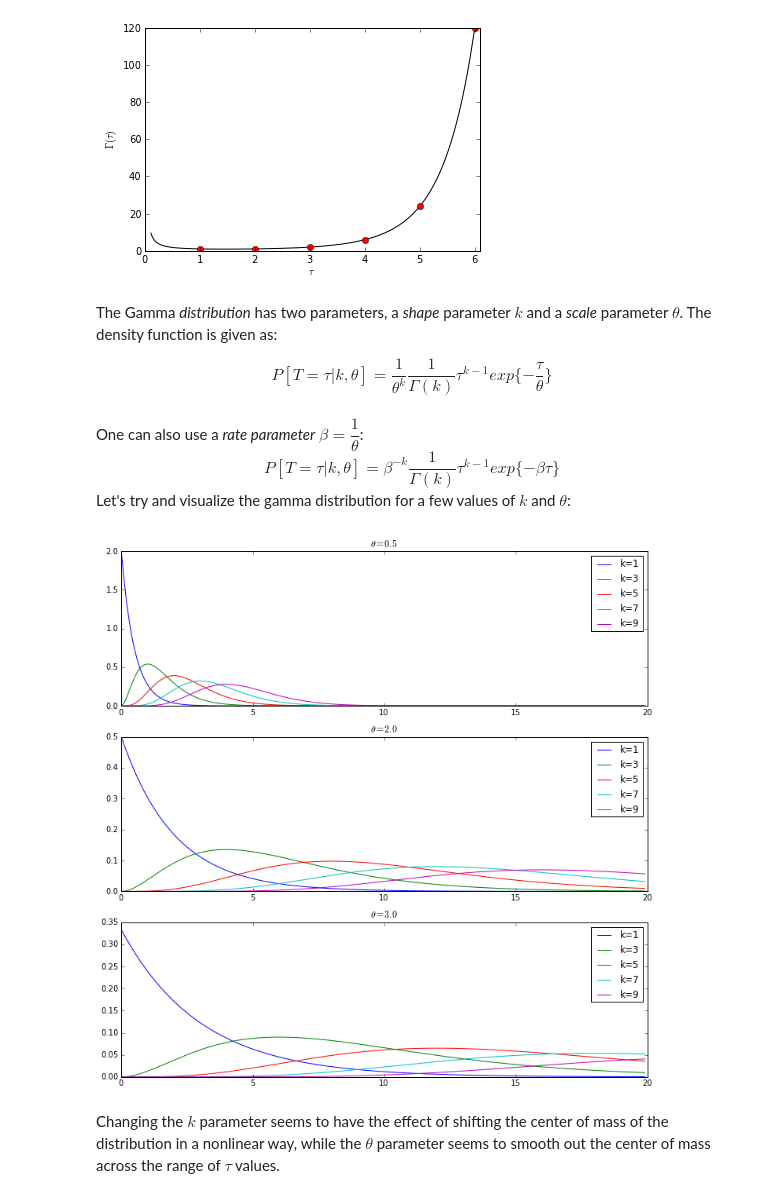
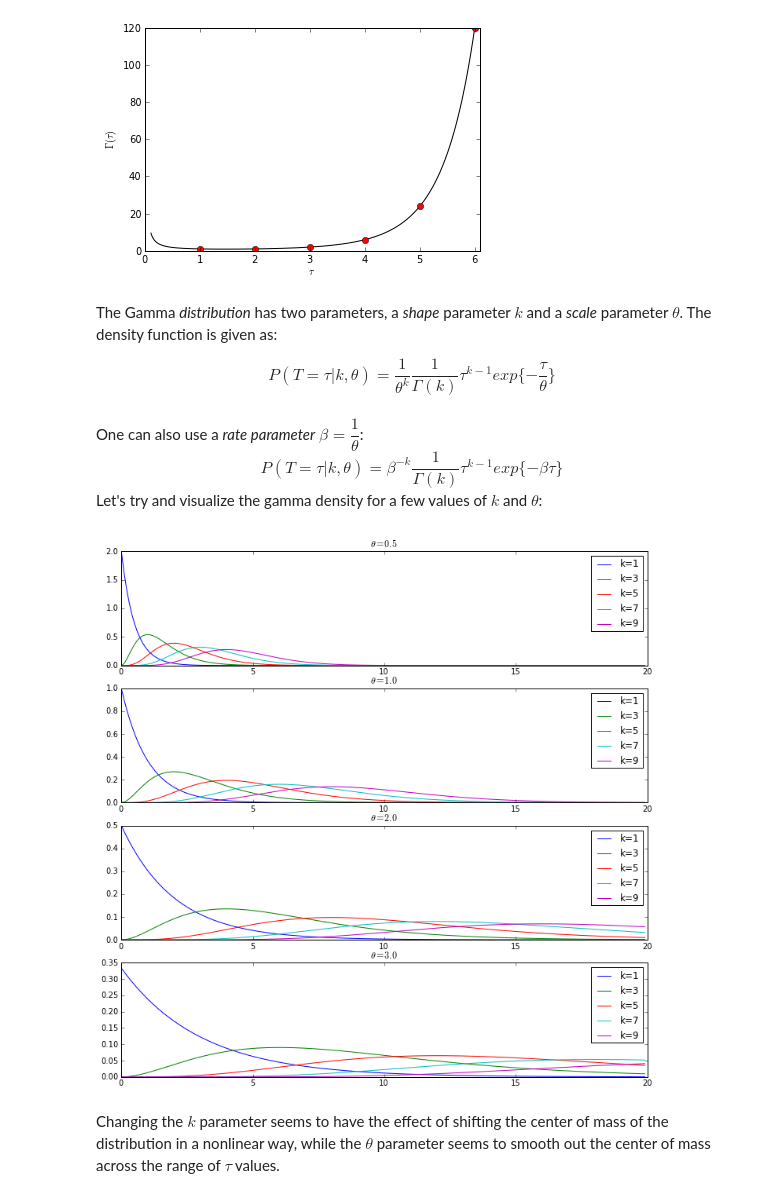
Before and after one commit to mschachter/notebooks, a Jupyter notebook: Point Processes.ipynb, the cells around one changed output. Drawn from its saved outputs; the diff is of its cells as text; code cells hidden in the pictures.

```diff
--- a/Point Processes.ipynb
+++ b/Point Processes.ipynb
@@ -71,28 +89,28 @@ plt.show()
 <p>
     The Gamma <em>distribution</em> has two parameters, a <em>shape</em> parameter $k$ and a <em>scale</em> parameter
     $\theta$. The density function is given as:<br />
-    <center>$P[T=\tau | k,\theta] = \dfrac{1}{\theta^{k}} \dfrac{1}{\Gamma(k)} \tau^{k-1} exp\{{-\dfrac{\tau}{\theta}}\}$</center>
+    <center>$P(T=\tau | k,\theta) = \dfrac{1}{\theta^{k}} \dfrac{1}{\Gamma(k)} \tau^{k-1} exp\{{-\dfrac{\tau}{\theta}}\}$</center>
     <br />
     One can also use a <em>rate parameter</em> $\beta=\dfrac{1}{\theta}$:<br />
-    <center>$P[T=\tau | k,\theta] = \beta^{-k} \dfrac{1}{\Gamma(k)} \tau^{k-1} exp\{{-{\beta}{\tau}}\}$</center>
-    Let's try and visualize the gamma distribution for a few values of $k$ and $\theta$:
+    <center>$P(T=\tau | k,\theta) = \beta^{-k} \dfrac{1}{\Gamma(k)} \tau^{k-1} exp\{{-{\beta}{\tau}}\}$</center>
+    Let's try and visualize the gamma density for a few values of $k$ and $\theta$:
 </p>
 # %%
 from scipy.stats import gamma
 k_vals = np.array([1.0, 3.0, 5.0, 7.0, 9.0])
-theta_vals = np.array([0.5, 2.0, 3.0])
+theta_vals = np.array([0.5, 1.0, 2.0, 3.0])
 x = np.arange(1e-3, 20.0, 0.1)
 plt.figure(figsize=(12, 12))
 for i,theta in enumerate(theta_vals):
     plt.subplot(len(theta_vals), 1, i+1)
     for k in k_vals:
         plt.plot(x, gamma.pdf(x, k, scale=theta))
     lstr = ['k=%d' % k for k in k_vals]
     plt.legend(lstr)
     plt.title(r'$\theta=%0.1f$' % theta)
 plt.show()
 # %% [output]
-[figure, old version]
+[figure, new version]
 # %% [markdown]
 <p>
     Changing the $k$ parameter seems to have the effect of shifting the center of mass of the
```
Also changed, not shown: parts of 8 cells of this notebook.
